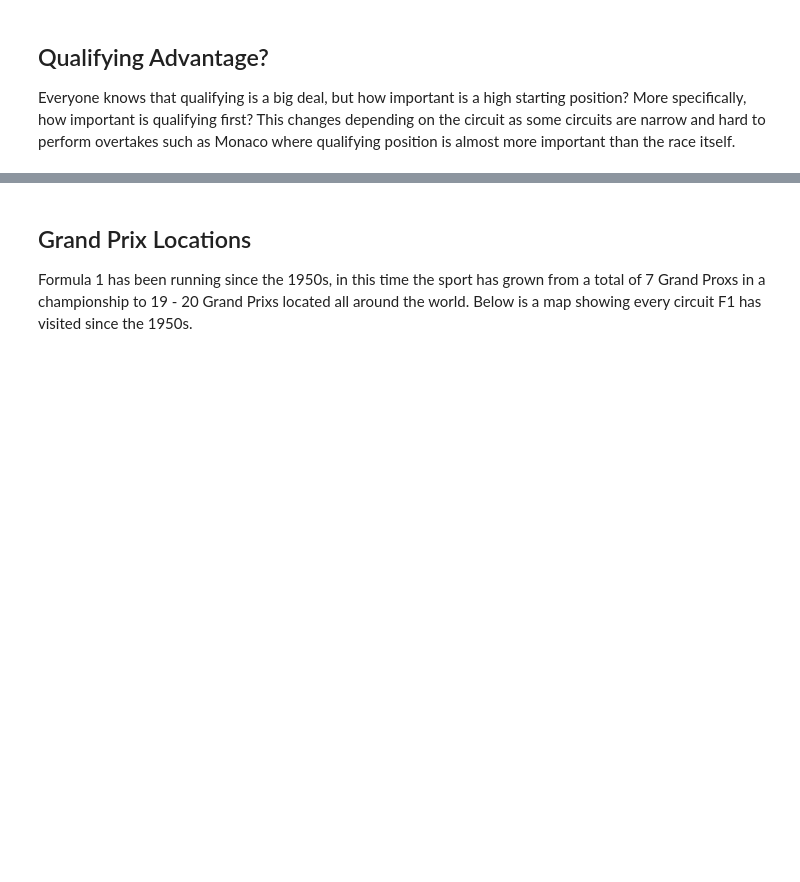
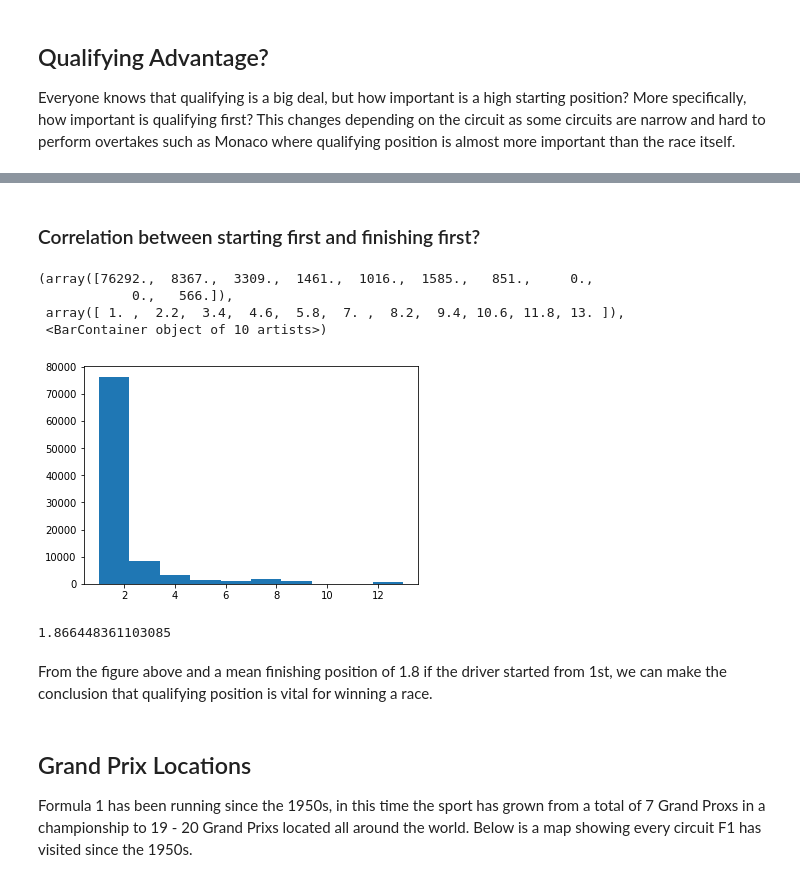
Before and after one commit to Robert336/Final-Project-CP468, a Jupyter notebook: F1_Predictor.ipynb, the cells around one changed output, grey strips where cells are left out. Cells and saved outputs as stored; diff of their text form; code cells hidden in the pictures; blank space fills up the shorter version.

```diff
--- a/F1_Predictor.ipynb
+++ b/F1_Predictor.ipynb
@@ -523,3 +564,20 @@ We can see that there is a very low correlation (0.34) between a drivers startin
+# %% [markdown]
+### Correlation between starting first and finishing first?
+# %%
+x = df[(df.grid == 1) & (df.status == 'Finished')].positionOrder
+plt.hist(x)
+# %% [output]
+(array([76292.,  8367.,  3309.,  1461.,  1016.,  1585.,   851.,     0.,
+            0.,   566.]),
+ array([ 1. ,  2.2,  3.4,  4.6,  5.8,  7. ,  8.2,  9.4, 10.6, 11.8, 13. ]),
+ <BarContainer object of 10 artists>)
+[figure, added]
+# %%
+x.mean()
+# %% [output]
+1.866448361103085
+# %% [markdown]
+From the figure above and a mean finishing position of 1.8 if the driver started from 1st, we can make the conclusion that qualifying position is vital for winning a race.
 # %% [markdown]
 ## Grand Prix Locations
 Formula 1 has been running since the 1950s, in this time the sport has grown from a total of 7 Grand Proxs in a championship to 19 - 20 Grand Prixs located all around the world. Below is a map showing every circuit F1 has visited since the 1950s.
```
Also changed, not shown: parts of 5 cells of this notebook.
